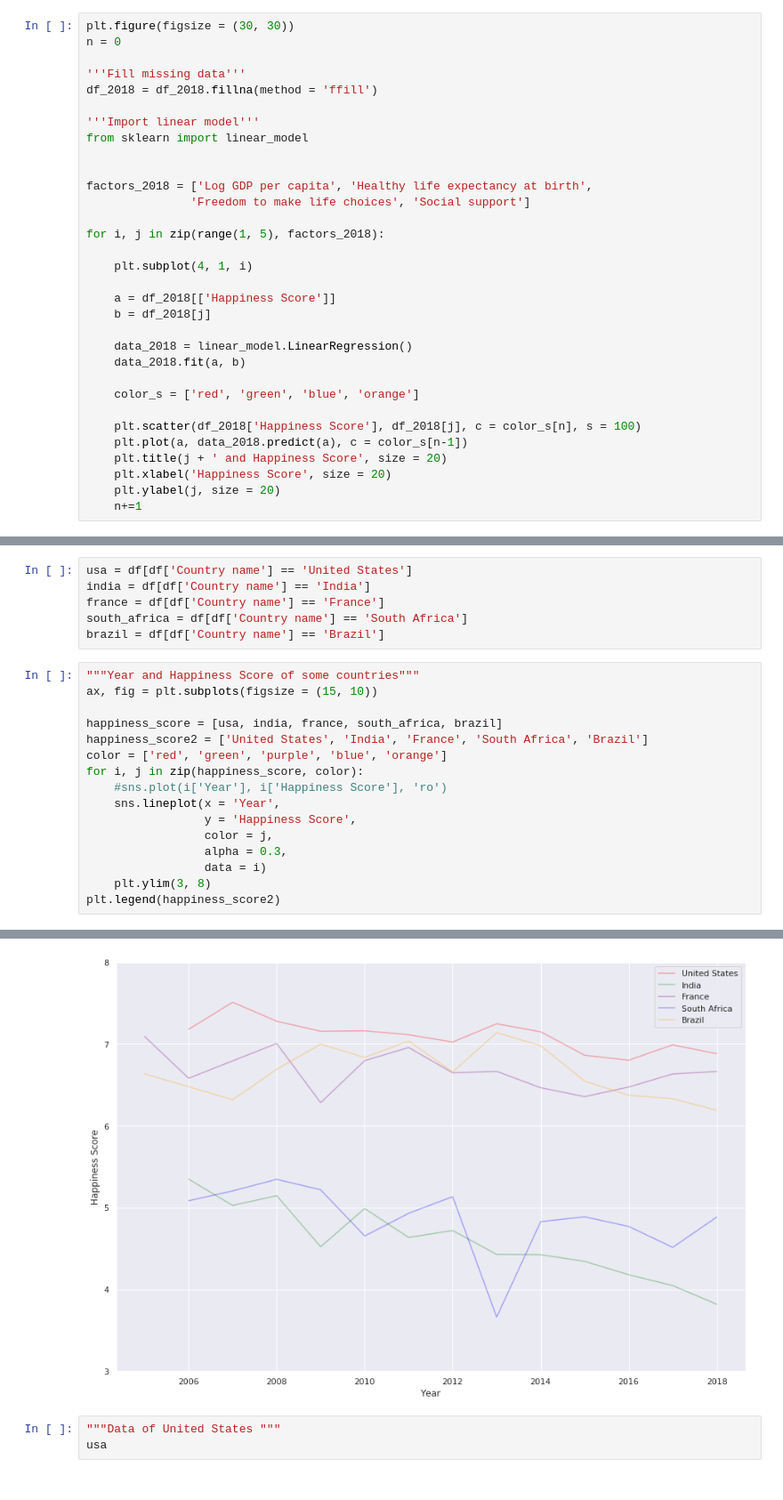
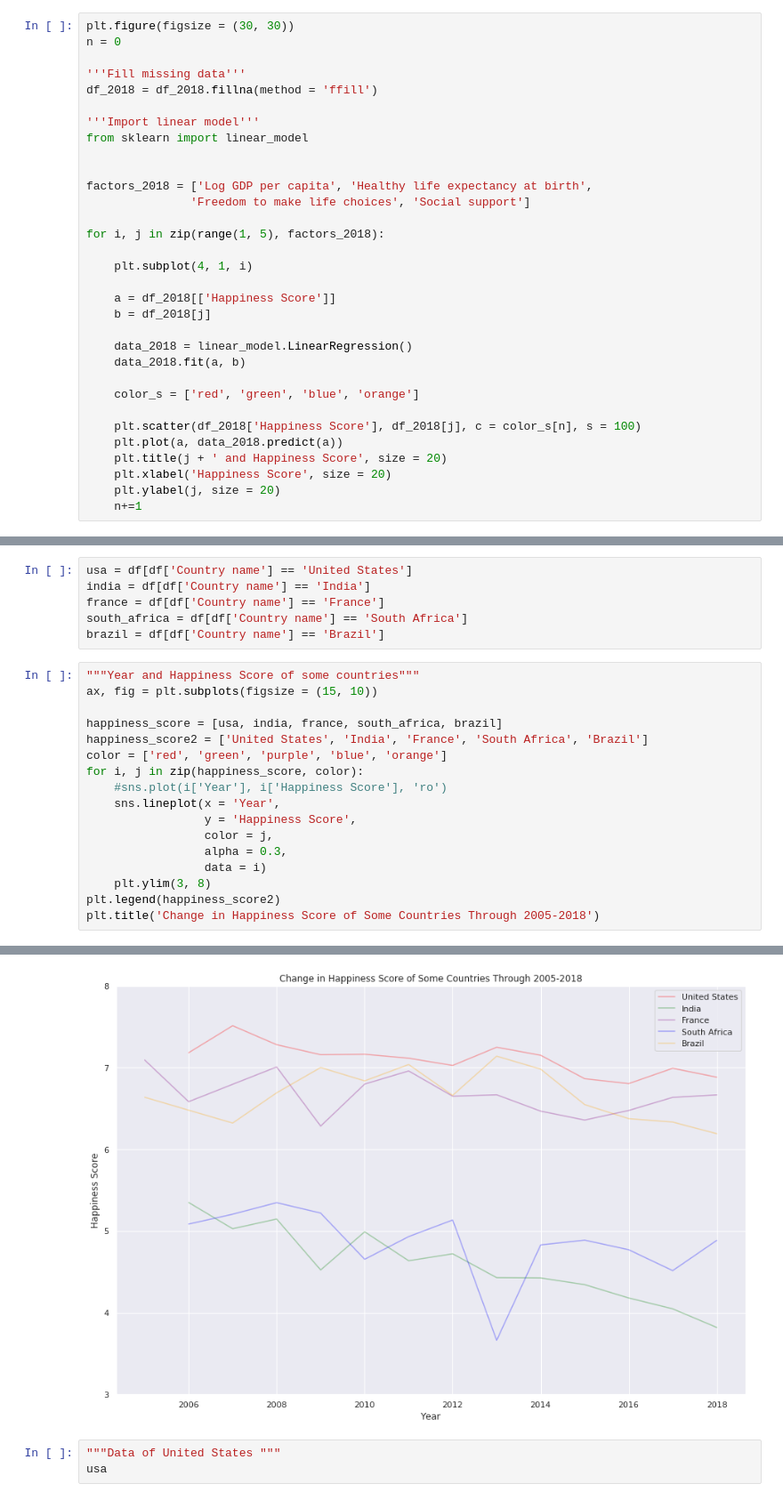
Before and after one commit to tlplus/Probability_Stats_Project, a Jupyter notebook: World Happiness Report.ipynb, the cells around one changed output, grey strips where cells are left out. Shown at 89% size. Drawn from its saved outputs; the diff is of its cells as text.

```diff
--- a/World Happiness Report.ipynb
+++ b/World Happiness Report.ipynb
@@ -239,7 +244,7 @@ for i, j in zip(range(1, 5), factors_2018):
     color_s = ['red', 'green', 'blue', 'orange']
 
     plt.scatter(df_2018['Happiness Score'], df_2018[j], c = color_s[n], s = 100)
-    plt.plot(a, data_2018.predict(a), c = color_s[n-1])
+    plt.plot(a, data_2018.predict(a))
     plt.title(j + ' and Happiness Score', size = 20)
     plt.xlabel('Happiness Score', size = 20)
     plt.ylabel(j, size = 20)
@@ -388,4 +393,5 @@ for i, j in zip(happiness_score, color):
                  data = i)
     plt.ylim(3, 8)
 plt.legend(happiness_score2)
+plt.title('Change in Happiness Score of Some Countries Through 2005-2018')
 # %% [output]
@@ -393,4 +399,4 @@ plt.legend(happiness_score2)
-[figure, old version]
+[figure, new version]
 # %%
 """Data of United States """
 usa
```
Also changed, not shown: parts of 10 cells of this notebook.
